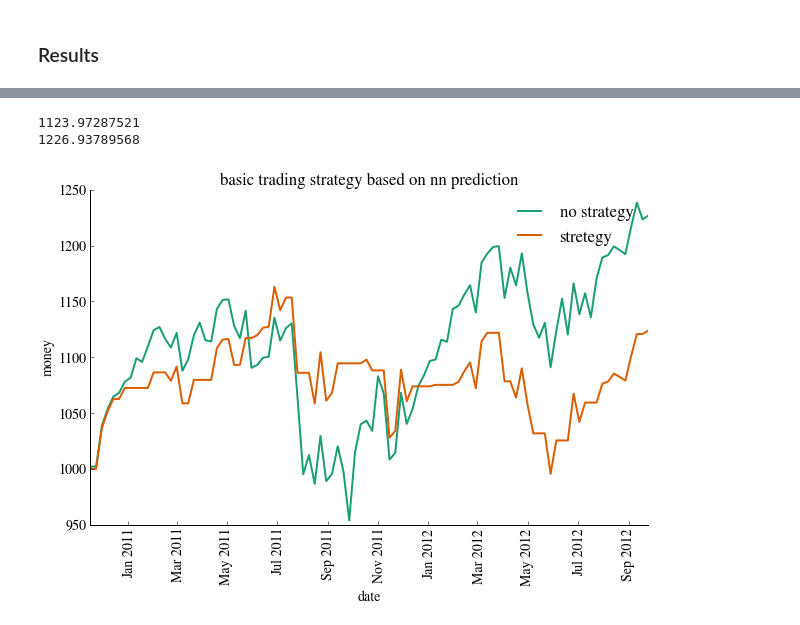
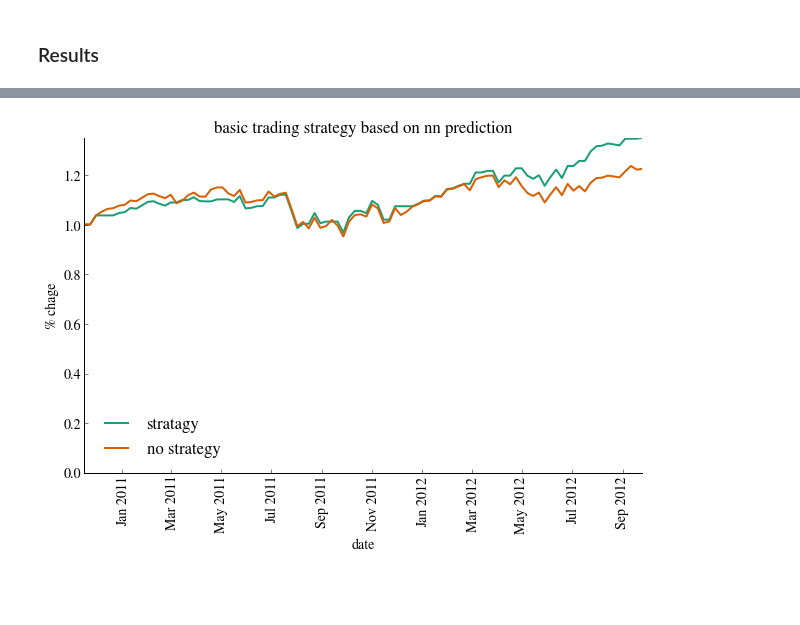
Before and after one commit to jrosen3/cs109annstock, a Jupyter notebook: Master.ipynb, the cells around one changed output, grey strips where cells are left out. Cells and saved outputs as stored; diff of their text form; code cells hidden in the pictures; blank space fills up the shorter version.

```diff
--- a/Master.ipynb
+++ b/Master.ipynb
@@ -1072,31 +1138,47 @@ predicted decrease: 99
 # %%
-my_list = []
-market_list =[]
-my_money = 1000
-market_money = 1000
-for i in range(1, (len(nn_results)-1)):
-    market_money = market_money * (1+dataset_out.s_and_p_500_pdiff[i+1])
-    market_list.append(market_money)
-    if (nn_results[i] >0):
-        my_money = my_money * (1+dataset_out.s_and_p_500_pdiff[i+1])
-    my_list.append(my_money)
+def buy_pass(df_score, nn_results):
+    my_list = []
+    market_list =[]
+    start = 100000000
+    my_money = start
+    market_money = start
+    for i in range(1, (len(nn_results)-1)):
+        market_money = market_money * (1+dataset_out.s_and_p_500_pdiff[i+1])
+        market_list.append(market_money)
+        if (nn_results[i] >0):
+            my_money = my_money * (1+dataset_out.s_and_p_500_pdiff[i+1])
+        my_list.append(my_money)
 
-print my_money
-print market_money
+    my_list = [i/start for i in my_list]
+    market_list = [i/start for i in market_list]
+    x = df_score.index[1:-1]
+    return my_list, market_list, x
-# %% [output]
-1123.97287521
-1226.93789568
-# %%
-N = len(dataset_out.index[1:-1])
-N2 = dataset_out.index[1:-1]
-ind = np.arange(N)
-plt.plot(N2,market_list, label='no strategy')
-plt.plot(N2, my_list, label='stretegy')
-plt.xticks(rotation='vertical')
-plt.xlabel('date')
-plt.ylabel('money')
-plt.title('basic trading strategy based on nn prediction')
-plt.legend(loc=1, frameon=False)
-remove_border()
-# %% [output]
-[figure, removed]
+# %%
+my_list, market_list, N = buy_pass(dataset_out, nn_results)
+
+
+def buy_pass_plot(list_data, list_lab, N, x, y, title):
+    mi = np.inf
+    ma = -np.inf
+    if len(list_data) != len(list_lab):
+        raise Exception('lenght mismatch')
+
+    for i in range(len(list_data)):
+        plt.plot(N, list_data[i], label=list_lab[i])
+        if min(list_data[i]) < mi:
+            mi = min(list_data[i])
+        if max(list_data[i]) > ma:
+            ma = max(list_data[i])
+    plt.xticks(rotation='vertical')
+    plt.xlabel(x)
+    plt.ylabel(y)
+    plt.title(title)
+    plt.legend(loc=0, frameon=False)
+    if 0 < mi:
+        mi = 0
+    plt.ylim(mi,ma)
+    remove_border()
+
+buy_pass_plot([my_list, market_list], ['stratagy', 'no strategy'], N, 'date', '% chage', 'basic trading strategy based on nn prediction')
+# %% [output]
+[figure, added]
```
Also changed, not shown: parts of 5 cells of this notebook.
